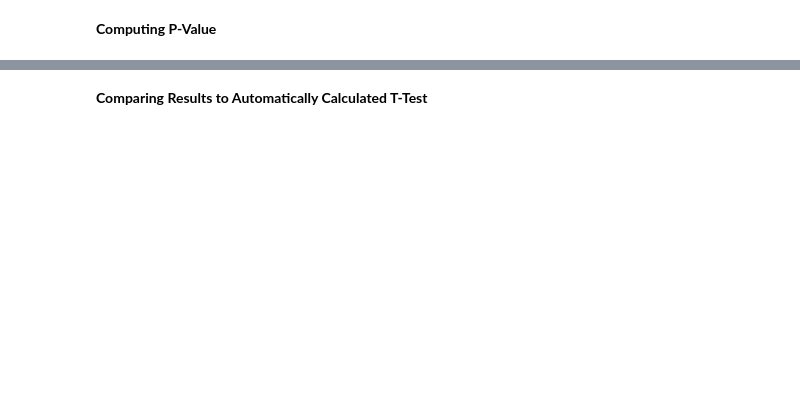
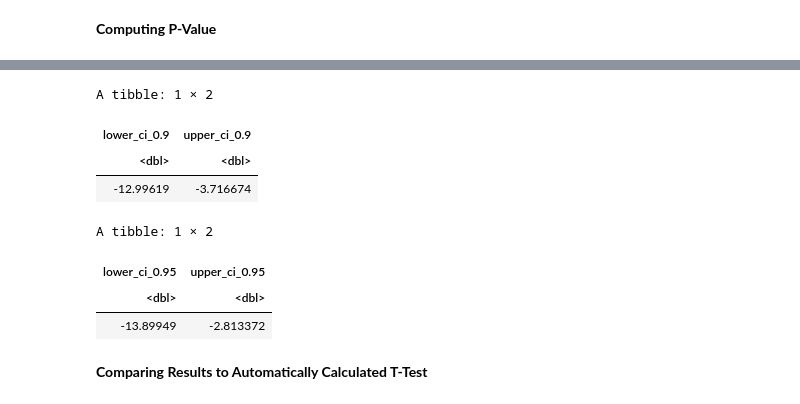
Before and after one commit to olivia-1221/Vancouver-Public-Art, a Jupyter notebook: project.ipynb, the cells around one changed output, grey strips where cells are left out. Drawn from its saved outputs; the diff is of its cells as text; code cells hidden in the pictures; blank space fills up the shorter version.

```diff
--- a/project.ipynb
+++ b/project.ipynb
@@ -373,0 +379,6 @@ The test statistic is ~2.99 - by inspection, a test statistic that large would l
+# %%
+art_df <- (var_dt/n_dt + var_mp/n_mp)^2 / (
+    (var_dt/n_dt)^2/(n_dt - 1) +
+    (var_mp/n_mp)^2/(n_mp - 1))
+
+art_df
@@ -388,2 +405,24 @@ ERROR: Error in pt(abs(art_test_stat), df = art_t_test$parameter[1], lower.tail
+# %%
+# 90% confidence interval
+art_clt_ci_0.90 <- tibble(lower_ci_0.9 = (mean_dt - mean_mp) + qt(0.05, art_df) * sqrt(var_dt/n_dt + var_mp/n_mp),
+                          upper_ci_0.9 = (mean_dt - mean_mp) + qt(0.95, art_df) * sqrt(var_dt/n_dt + var_mp/n_mp)
+                        )
+
+# 95% confidence interval
+art_clt_ci_0.95 <- tibble(lower_ci_0.95 = (mean_dt - mean_mp) + qt(0.025, art_df) * sqrt(var_dt/n_dt + var_mp/n_mp),
+                          upper_ci_0.95 = (mean_dt - mean_mp) + qt(0.975, art_df) * sqrt(var_dt/n_dt + var_mp/n_mp)
+                        )
+
+art_clt_ci_0.90
+art_clt_ci_0.95
+# %% [output]
+A tibble: 1 × 2
+| lower_ci_0.9 | upper_ci_0.9 |
+| <dbl> | <dbl> |
+| -12.99619 | -3.716674 |
+A tibble: 1 × 2
+| lower_ci_0.95 | upper_ci_0.95 |
+| <dbl> | <dbl> |
+| -13.89949 | -2.813372 |
 # %% [markdown]
 **Comparing Results to Automatically Calculated T-Test**
```
Also changed, not shown: parts of 23 cells of this notebook.
